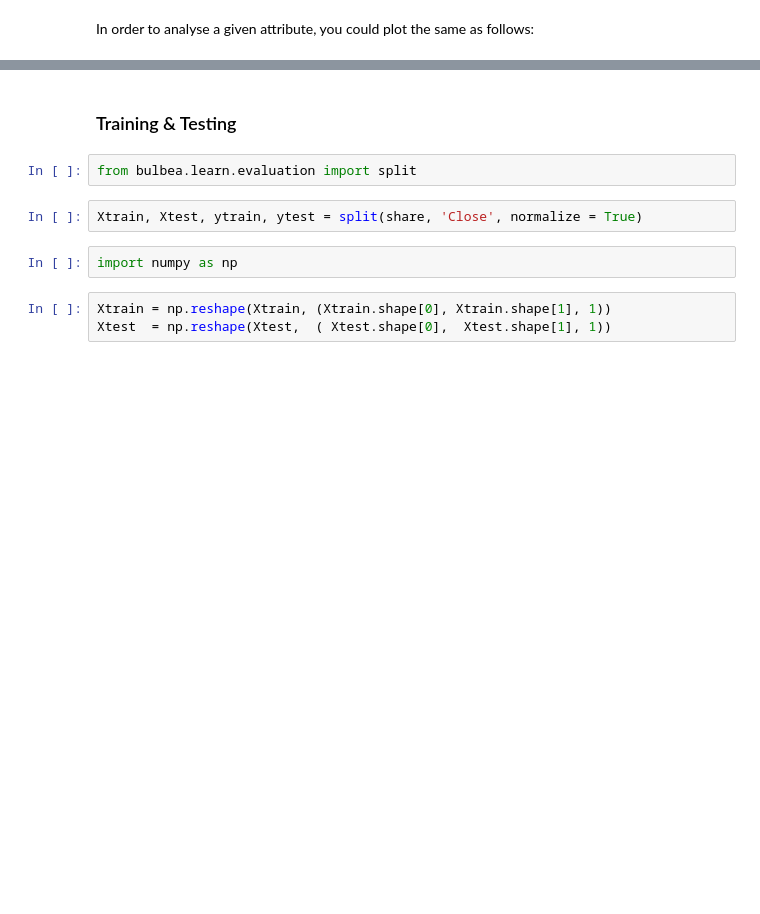
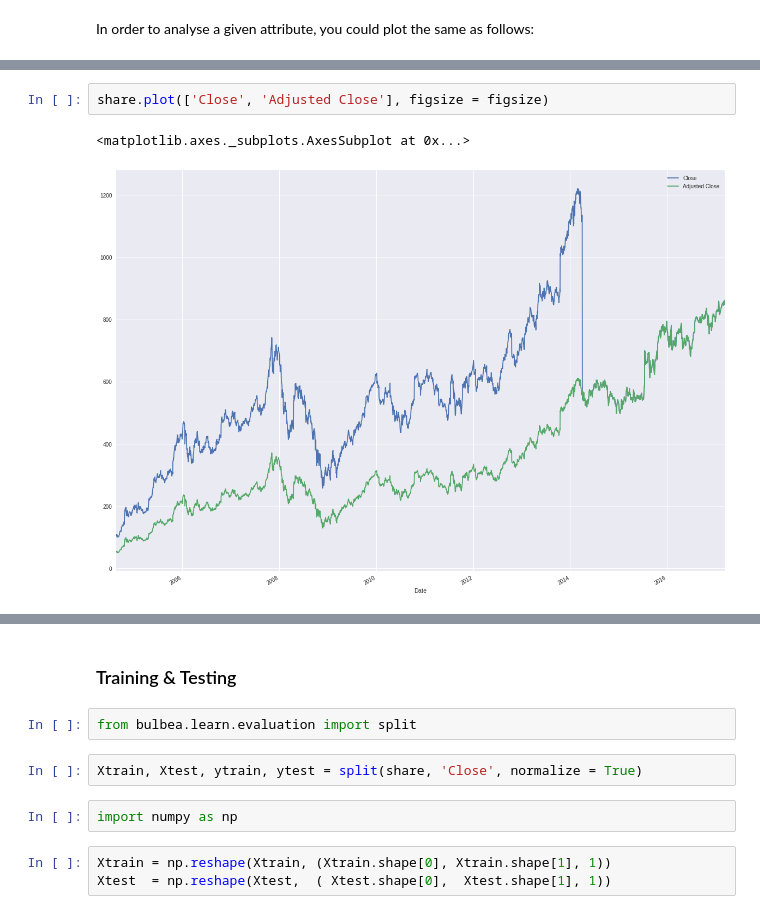
Before and after one commit to achillesrasquinha/bulbea, a Jupyter notebook: examples/bulbea.ipynb, the cells around one changed output, grey strips where cells are left out. Drawn from its saved outputs; the diff is of its cells as text; blank space fills up the shorter version.

```diff
--- a/examples/bulbea.ipynb
+++ b/examples/bulbea.ipynb
@@ -38,0 +45,5 @@ pplt.style.use('fivethirtyeight')
+# %%
+share.plot(['Close', 'Adjusted Close'], figsize = figsize)
+# %% [output]
+<matplotlib.axes._subplots.AxesSubplot at 0x...>
+[figure, added]
```
Also changed, not shown: parts of 21 cells of this notebook, 1 other file.
